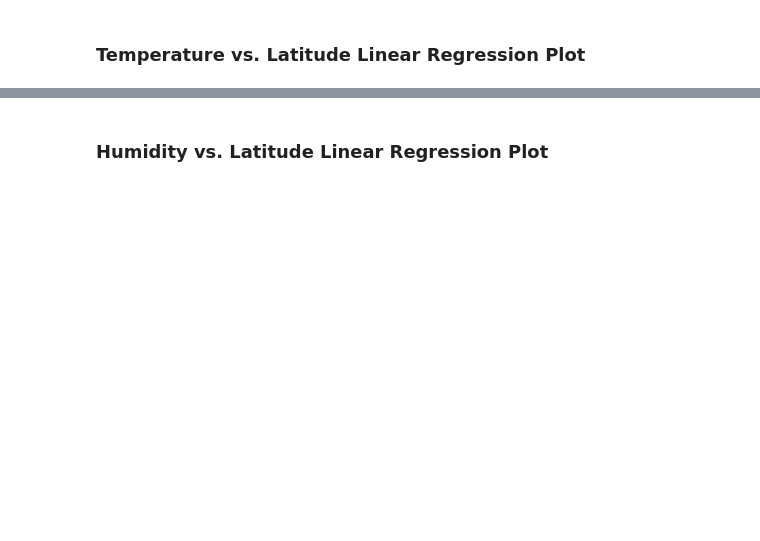
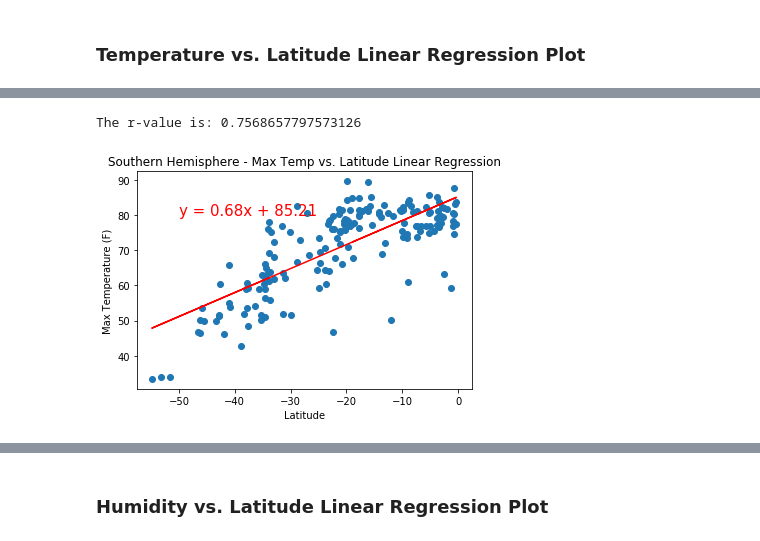
Before and after one commit to FarrukhSultani/Python_API_Challenge, a Jupyter notebook: WeatherPy/WeatherPy.ipynb, the cells around one changed output, grey strips where cells are left out. Cells and saved outputs as stored; diff of their text form; code cells hidden in the pictures; blank space fills up the shorter version.

```diff
--- a/WeatherPy/WeatherPy.ipynb
+++ b/WeatherPy/WeatherPy.ipynb
@@ -227,6 +261,6 @@ plt.show()
 # %%
-# Create a DataFrame with the Northern Hemisphere data (Latitude >= 0)
-# YOUR CODE HERE
+# Create a DataFrame with the Southern Hemisphere data (Latitude < 0)
+city_data_south = city_data[city_data['Lat'] < 0]
 
 # Display sample data
-northern_hemi_df.head()
+city_data_south.head()
@@ -248,0 +307,35 @@ southern_hemi_df.head()
+# %%
+# Linear regression on Southern Hemisphere
+# Define x and y values
+x_values = city_data_south['Lat']
+y_values = city_data_south['Max Temp']
+
+# Perform linear regression
+(slope, intercept, rvalue, pvalue, stderr) = linregress(x_values, y_values)
+
+# Calculate regression values
+regress_values = x_values * slope + intercept
+
+# Create equation of line
+line_eq = "y = " + str(round(slope,2)) + "x + " + str(round(intercept,2))
+
+# Create scatter plot with linear regression line
+plt.scatter(x_values, y_values)
+plt.plot(x_values,regress_values,"r-")
+
+# Add equation of line to plot
+plt.annotate(line_eq,(-50,80),fontsize=15,color="red")
+
+# Add labels and title to plot
+plt.xlabel('Latitude')
+plt.ylabel('Max Temperature (F)')
+plt.title('Southern Hemisphere - Max Temp vs. Latitude Linear Regression')
+
+# Print r-value
+print(f"The r-value is: {rvalue}")
+
+# Show plot
+plt.show()
+# %% [output]
+The r-value is: 0.7568657797573126
+[figure, added]
```
Also changed, not shown: parts of 52 cells of this notebook, 7 other files.
